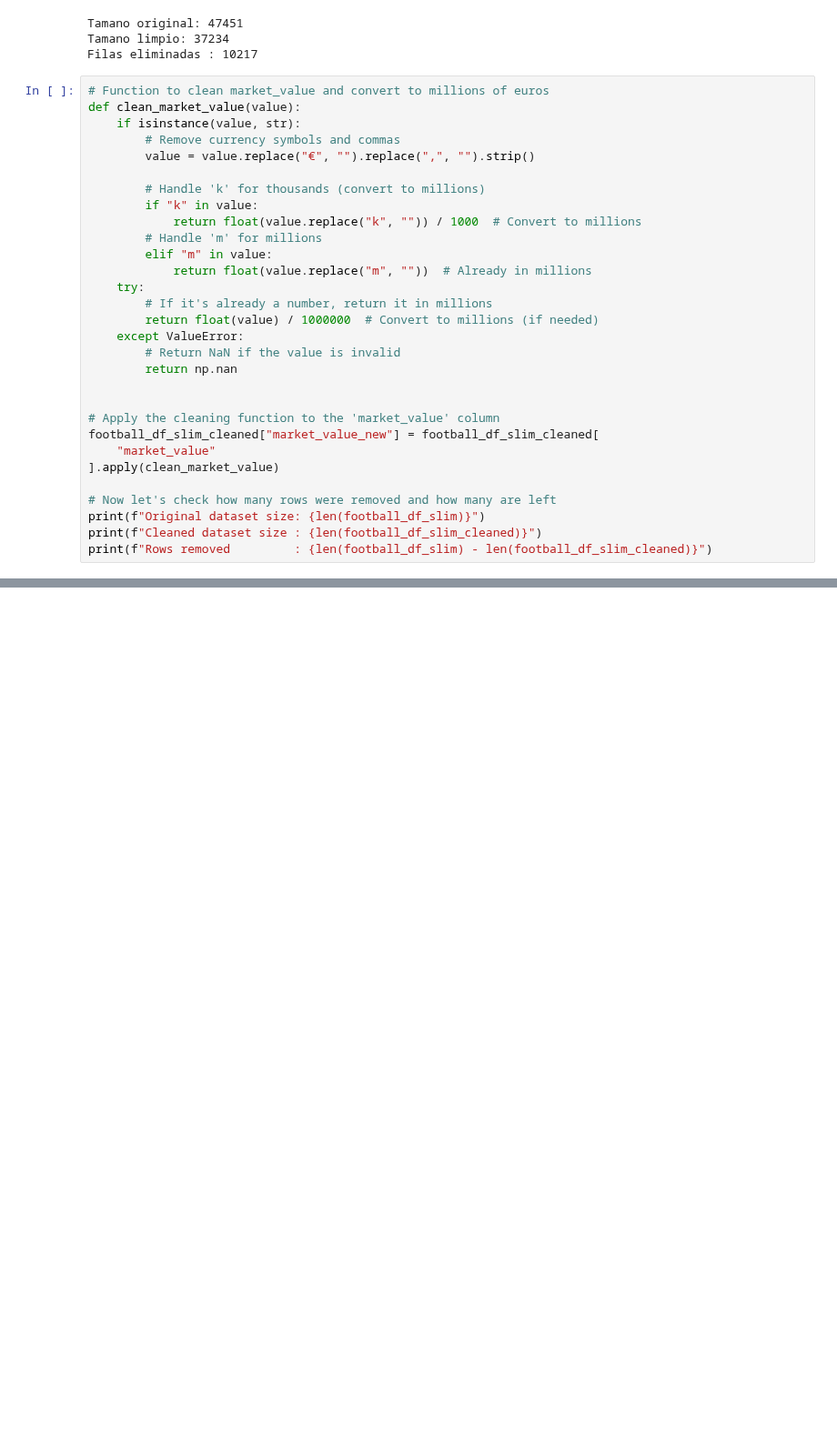
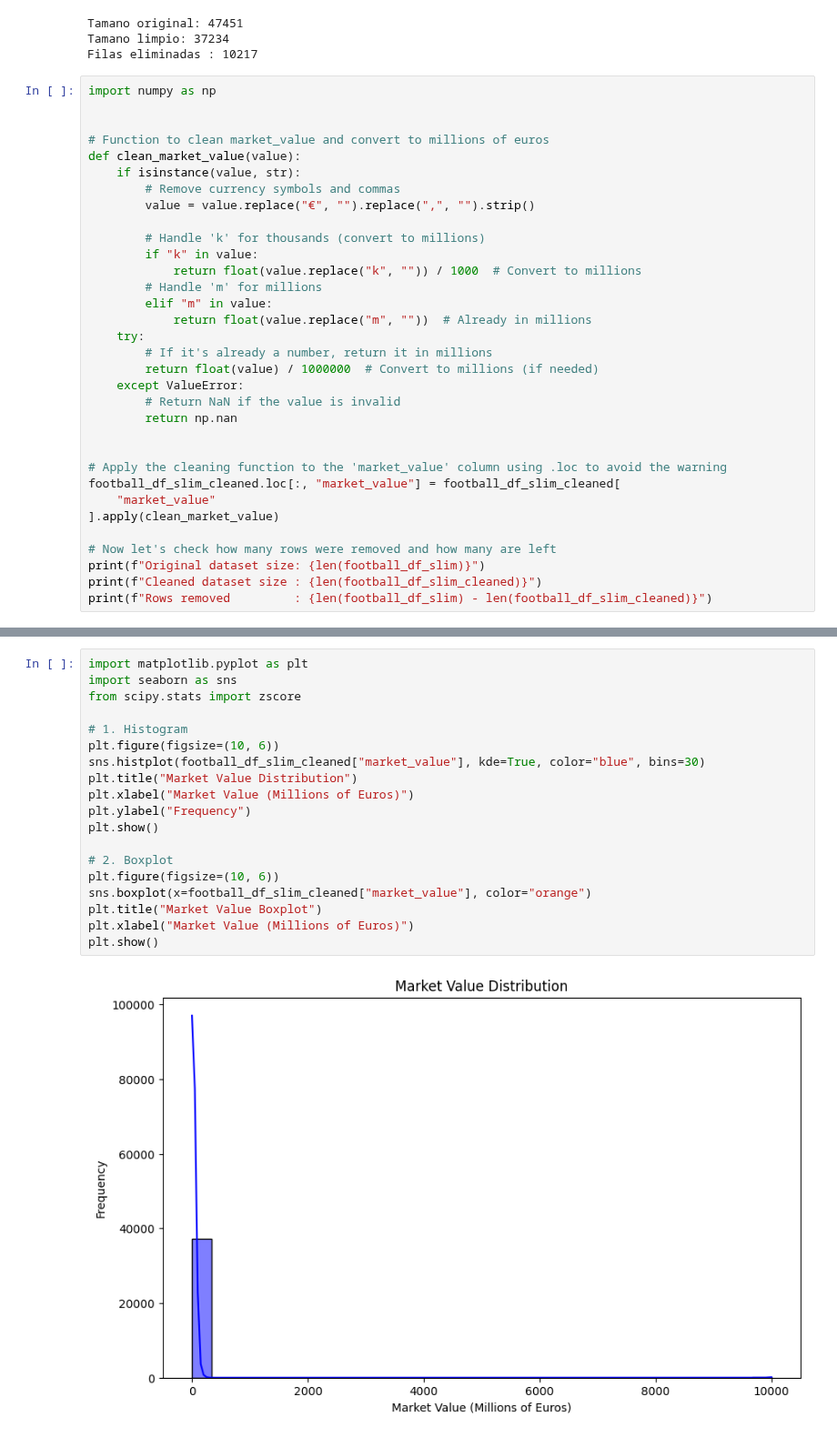
Before and after one commit to renegade93/business-intelligence-2025-2, a Jupyter notebook: futbol.ipynb, the cells around one changed output, grey strips where cells are left out. Shown at 91% size. Cells and saved outputs as stored; diff of their text form; blank space fills up the shorter version.

```diff
--- a/futbol.ipynb
+++ b/futbol.ipynb
@@ -488,6 +495,9 @@ Tamano original: 47451
 Tamano limpio: 37234
 Filas eliminadas : 10217
 # %%
+import numpy as np
+
+
 # Function to clean market_value and convert to millions of euros
 def clean_market_value(value):
     if isinstance(value, str):
@@ -508,8 +518,8 @@ def clean_market_value(value):
         return np.nan
 
 
-# Apply the cleaning function to the 'market_value' column
-football_df_slim_cleaned["market_value_new"] = football_df_slim_cleaned[
+# Apply the cleaning function to the 'market_value' column using .loc to avoid the warning
+football_df_slim_cleaned.loc[:, "market_value"] = football_df_slim_cleaned[
     "market_value"
 ].apply(clean_market_value)
 
@@ -519,0 +553,21 @@ print(f"Rows removed         : {len(football_df_slim) - len(football_df_slim_cle
+# %%
+import matplotlib.pyplot as plt
+import seaborn as sns
+from scipy.stats import zscore
+
+# 1. Histogram
+plt.figure(figsize=(10, 6))
+sns.histplot(football_df_slim_cleaned["market_value"], kde=True, color="blue", bins=30)
+plt.title("Market Value Distribution")
+plt.xlabel("Market Value (Millions of Euros)")
+plt.ylabel("Frequency")
+plt.show()
+
+# 2. Boxplot
+plt.figure(figsize=(10, 6))
+sns.boxplot(x=football_df_slim_cleaned["market_value"], color="orange")
+plt.title("Market Value Boxplot")
+plt.xlabel("Market Value (Millions of Euros)")
+plt.show()
+# %% [output]
+[figure, added]
```
Also changed, not shown: parts of 13 cells of this notebook, 5 other files.
